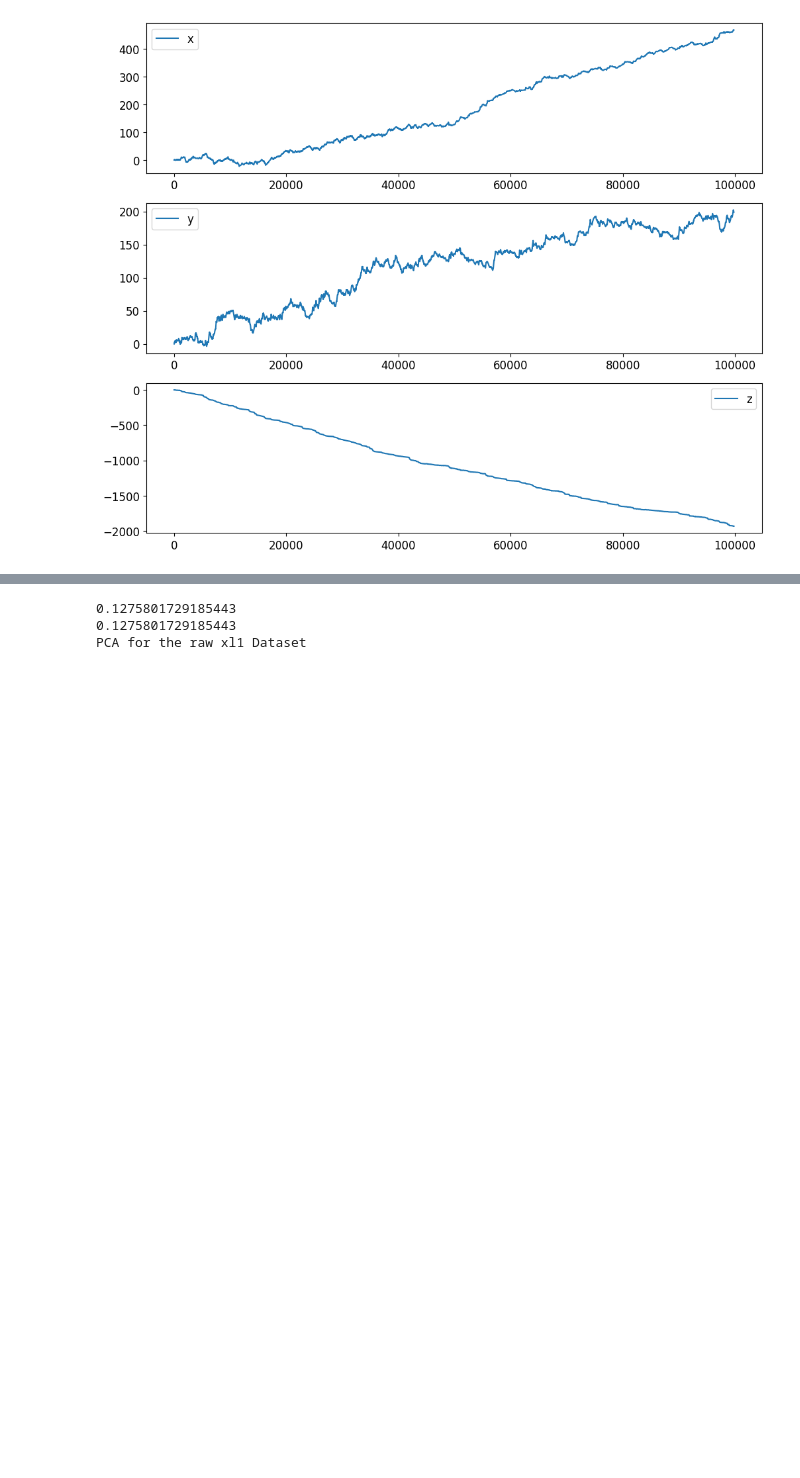
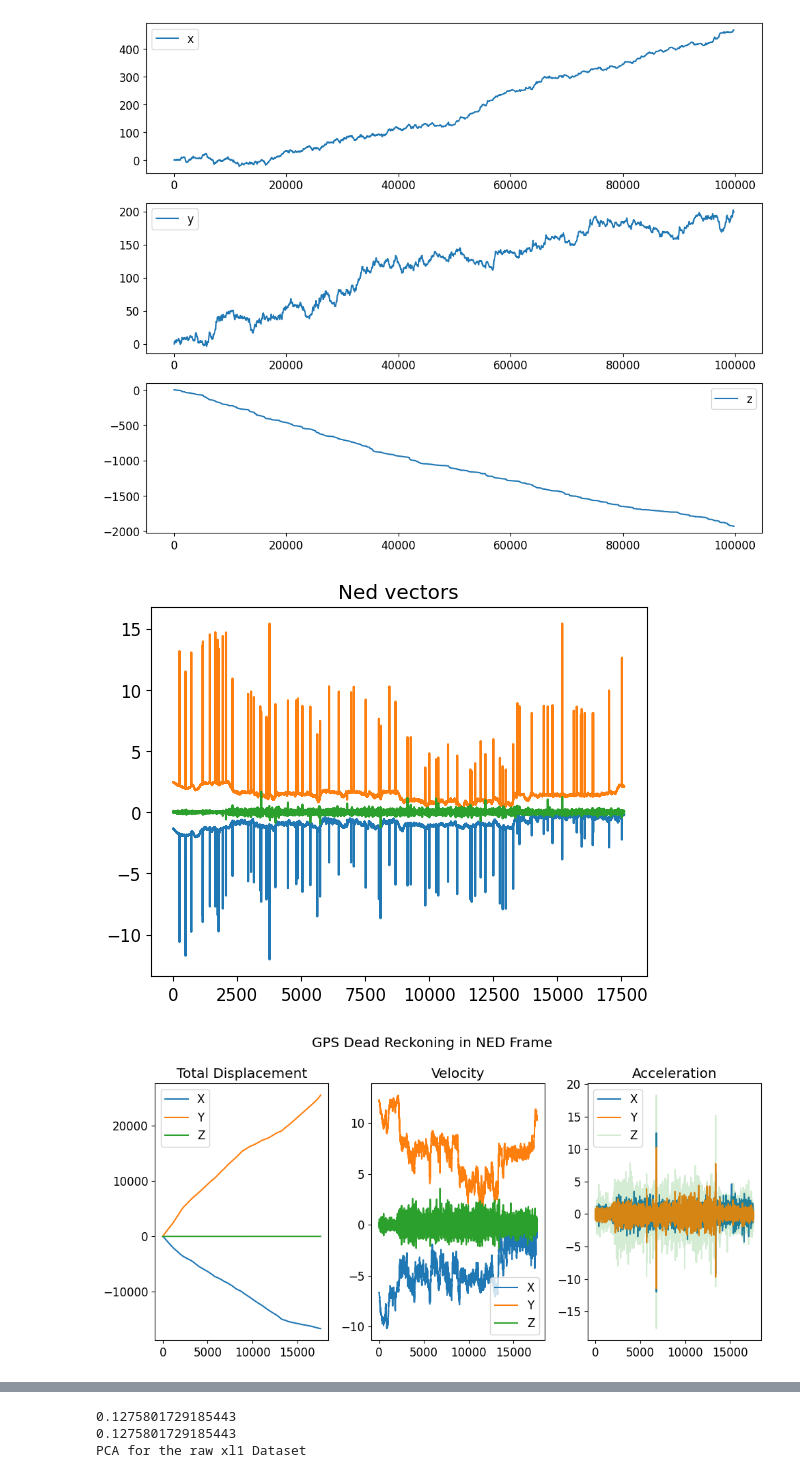
Before and after one commit to ahmedRafique744/Trim-management, a Jupyter notebook: imu_processing.ipynb, the cells around one changed output, grey strips where cells are left out. Saved outputs shown, nothing was run; the diff lists cells and outputs as text; code cells hidden in the pictures; blank space fills up the shorter version.

```diff
--- a/imu_processing.ipynb
+++ b/imu_processing.ipynb
@@ -1034,24 +1031,89 @@ xl_ned_pos, xl_ned_vel = imu_dead_reckoning(xl_ned, 1/100) #dt is set to 1/100,
 # %% [output]
 [figure]
 # %%
-import import_ipynb
-import gps_dead_reckoning_v2 as gps
-
 gps_gf = np.load("gps_data.npy")
 gps_df = pd.DataFrame(gps_gf[1:,:], columns=gps_gf[0,:])
 cols_to_convert = gps_df.columns[gps_df.columns != 'interval_id']
 gps_df[cols_to_convert] = gps_df[cols_to_convert].apply(pd.to_numeric, errors='coerce')
+
+def rotation_ned(lat, lon):
+    R_ned = np.array([[-np.sin(lat)*np.cos(lon), -np.sin(lat)*np.sin(lon), np.cos(lat)],
+                     [-np.sin(lon), np.cos(lon),0],
+                     [-np.cos(lat)*np.cos(lon), -np.cos(lat)*np.sin(lon), -np.sin(lat)]])
+    return R_ned
+
+def ecef_to_ned(gps_pos_ref):
+    deltas = (gps_pos_ref[['Node[1].ECEF.X', 'Node[1].ECEF.Y', 'Node[1].ECEF.Z']].values /1000) - (gps_pos_ref[['Node[1].ECEF.X.ref', 'Node[1].ECEF.Y.ref', 'Node[1].ECEF.Z.ref']].values/1000)
+
+    #use reference lat and lon points
+    lons = gps_pos_ref['Node[1].LLH.Lon.ref'] * (np.pi/180)
+    lats = gps_pos_ref['Node[1].LLH.Lat.ref'] * (np.pi/180)
+
+    ned_values = []
+    mags = []
+    for i, (lat, lon) in enumerate(zip(lats, lons)):
+        rotation_matrix = rotation_ned(lat,lon)
+        norm = np.linalg.norm(deltas[i,:])
+        ned_vec = rotation_matrix @ deltas[i,:] / norm
+        ned_mag = np.linalg.norm(ned_vec)
+        mags.append(ned_mag )
+        ned_values.append(ned_vec * norm)
+    ned_values = np.array(ned_values)
+    return ned_values, np.array(mags)
+
+def gps_dead_reckoning(gps_ned, dt, start, end):
+
+    plt.plot(gps_ned[:,0], label="x")
+    plt.plot(gps_ned[:,1], label="y")
+    plt.plot(gps_ned[:,2], label="z")
+    plt.title("Ned vectors")
+    plt.show()
+
+    vel_ned = gps_ned / dt.values[:, np.newaxis]
+    acc_ned = np.diff(vel_ned, axis=0) / dt.values[1:, np.newaxis]
+
+    displacement = [np.cumsum(gps_ned[:, 0], axis=0),
+                    np.cumsum(gps_ned[:, 1], axis=0),
+                    np.cumsum(gps_ned[:, 2], axis=0)]
+
+    fig, axes = plt.subplots(1,3, figsize=(10,5))
+    axes[0].plot(np.cumsum(gps_ned[start:end, 0], axis=0), label='X')
+    axes[0].plot(np.cumsum(gps_ned[start:end, 1], axis=0), label='Y')
+    axes[0].plot(np.cumsum(gps_ned[start:end, 2], axis=0), label='Z')
+    axes[0].legend()
+    axes[0].set_title("Total Displacement")
+
+    vel_norm = np.linalg.norm(vel_ned[:,:2], axis=1)
+    axes[1].plot(vel_ned[start:end, 0], label='X')
+    axes[1].plot(vel_ned[start:end, 1], label='Y')
+    axes[1].plot(vel_ned[start:end, 2], label='Z')
+    axes[1].legend()
+    axes[1].set_title("Velocity")
+
+    axes[2].plot(acc_ned[start:end, 0], label='X')
+    axes[2].plot(acc_ned[start:end, 1], label='Y')
+    axes[2].plot(acc_ned[start:end, 2], label='Z', alpha=.2)
+    axes[2].legend()
+    axes[2].set_title("Acceleration")
+    fig.suptitle("GPS Dead Reckoning in NED Frame")
+    plt.tight_layout()
+    plt.show()
+
+    return displacement, vel_ned, acc_ned
 
 new_gps = gps_df.copy()
 modified_shift = gps_df[['Node[1].ECEF.modified', 'timestamp']][1:]
 
 new_gps[['Node[1].ECEF.X.ref','Node[1].ECEF.Y.ref', 'Node[1].ECEF.Z.ref','Node[1].LLH.Lat.ref','Node[1].LLH.Lon.ref','timestamp_ref']] = new_gps[["Node[1].ECEF.X", "Node[1].ECEF.Y","Node[1].ECEF.Z",'Node[1].LLH.Lat','Node[1].LLH.Lon', 'timestamp']].shift(1)
 
 gps_pos_ref = new_gps[["Node[1].ECEF.X", "Node[1].ECEF.Y","Node[1].ECEF.Z",'Node[1].ECEF.X.ref','Node[1].ECEF.Y.ref', 'Node[1].ECEF.Z.ref',
                       'Node[1].LLH.Lat.ref', 'Node[1].LLH.Lon.ref','timestamp','timestamp_ref','interval_id']].dropna()
 
-gps_ned, ned_mags = gps.ecef_to_ned(gps_pos_ref)
+gps_ned, ned_mags = ecef_to_ned(gps_pos_ref)
 
 dt = gps_pos_ref['timestamp'] - gps_pos_ref['timestamp_ref']
-displacement , vel_ned, acc_ned = gps.gps_dead_reckoning(gps_ned, dt, start=0, end=-1)
+pos_gps , vel_gps, acc_ned = gps_dead_reckoning(gps_ned, dt, start=0, end=-1)
+# %% [output]
+[figure, added]
+[figure, added]
 # %%
```
Also changed, not shown: parts of 4 cells of this notebook.
